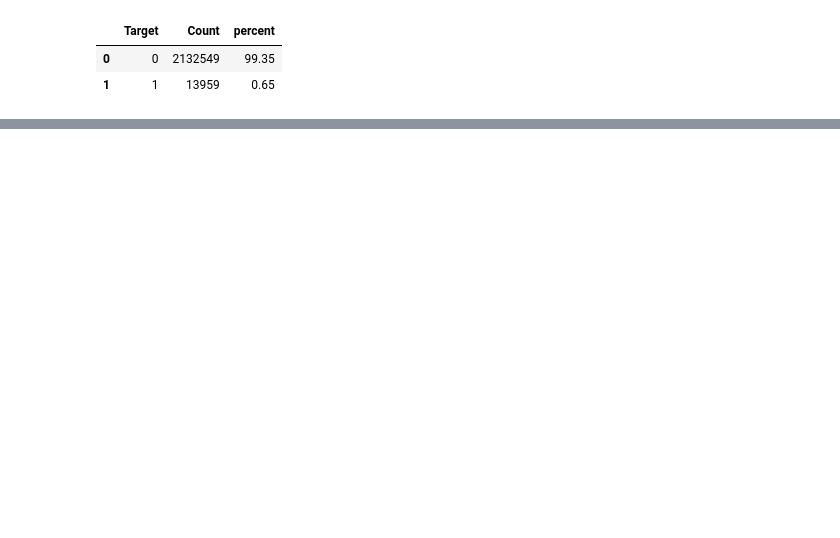
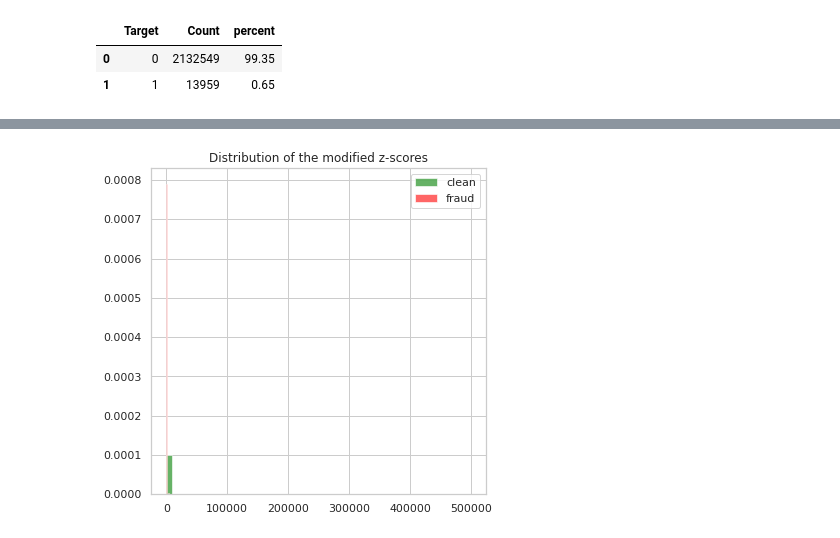
Before and after one commit to K-107/Anomaly-Detection, a Jupyter notebook: 상일이네_2차프젝_AE로_탐지.ipynb, the cells around one changed output, grey strips where cells are left out. Drawn from its saved outputs; the diff is of its cells as text; code cells hidden in the pictures; blank space fills up the shorter version.

```diff
--- a/상일이네_2차프젝_AE로_탐지.ipynb
+++ b/상일이네_2차프젝_AE로_탐지.ipynb
@@ -1429,0 +1779,13 @@ tsne_plot(rep_x, rep_y, "latent_representation.png")
+# %%
+THRESHOLD = 3
+
+def mad_score(points):
+    """https://www.itl.nist.gov/div898/handbook/eda/section3/eda35h.htm """
+    m = np.median(points)
+    ad = np.abs(points - m)
+    mad = np.median(ad)
+
+    return 0.6745 * ad / mad
+
+z_scores = mad_score(mse)
+outliers = z_scores > THRESHOLD
@@ -1429,0 +1819,14 @@ tsne_plot(rep_x, rep_y, "latent_representation.png")
+# %%
+clean = z_scores[y_test==0]
+fraud = z_scores[y_test==1]
+
+fig, ax = plt.subplots(figsize=(6,6))
+
+ax.hist(clean, bins=50, density=True, label="clean", alpha=.6, color="green")
+ax.hist(fraud, bins=50, density=True, label="fraud", alpha=.6, color="red")
+
+plt.title("Distribution of the modified z-scores")
+plt.legend()
+plt.show()
+# %% [output]
+[figure, added]
```
Also changed, not shown: parts of 35 cells of this notebook.
